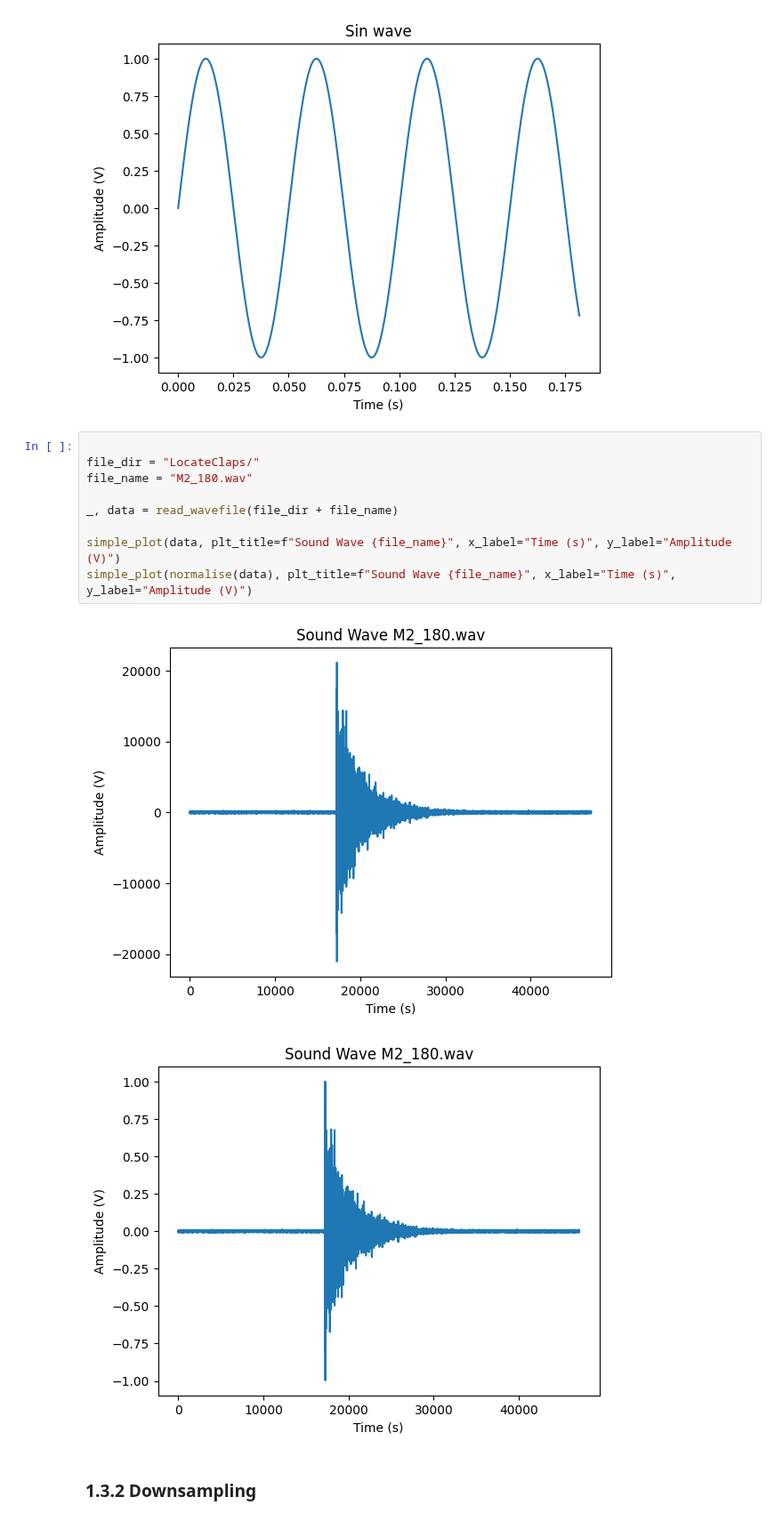
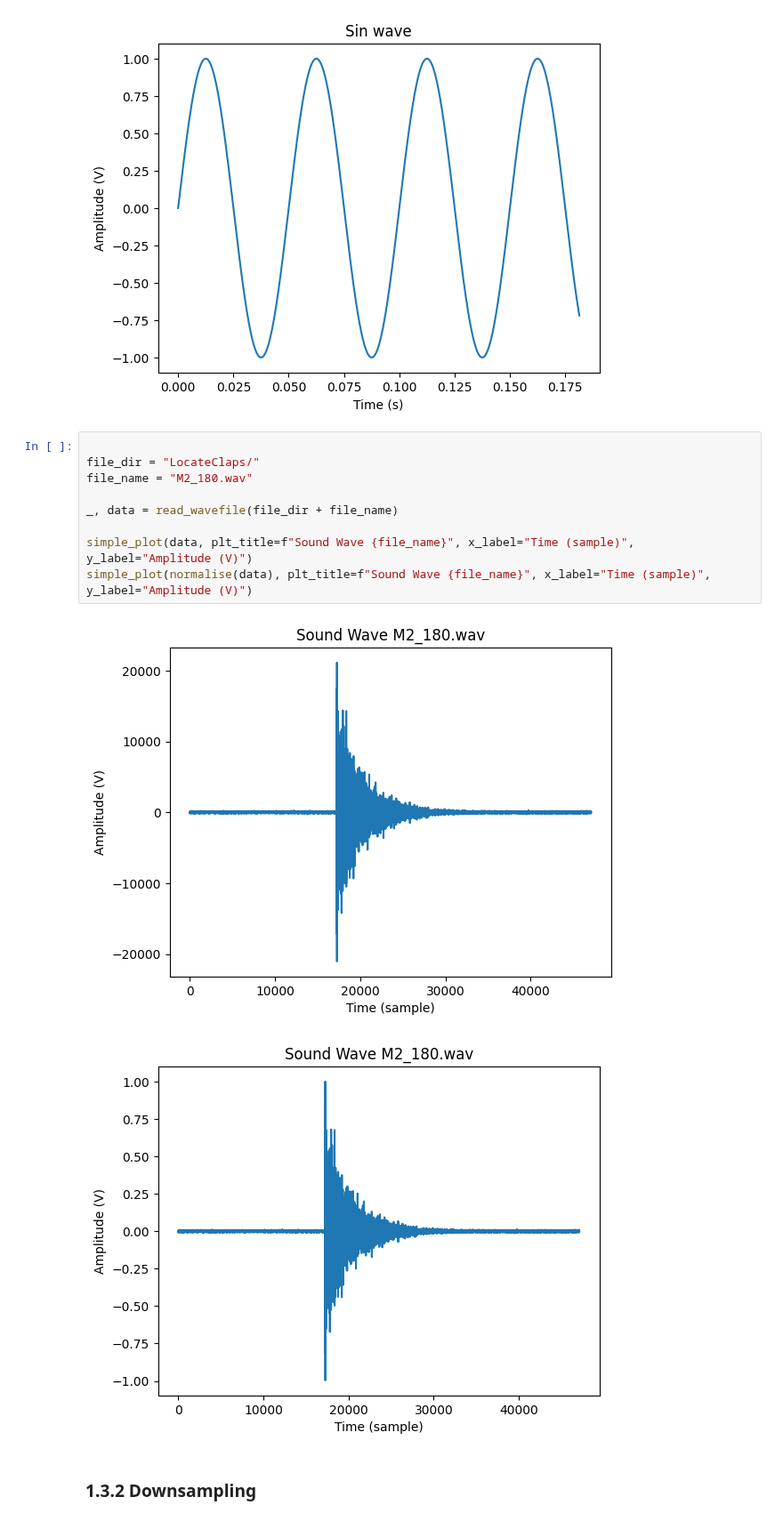
Before and after one commit to PizzaManStarted/projet_signal, a Jupyter notebook: code.ipynb, the cells around one changed output. Shown at 89% size. Cells and saved outputs as stored; diff of their text form.

Commit message:
fixed wrong x axis label for sound wave2

```diff
--- a/code.ipynb
+++ b/code.ipynb
@@ -161,15 +161,15 @@ plot_sin(t, normalise(samples))
 # %%
 
 file_dir = "LocateClaps/"
 file_name = "M2_180.wav"
 
 _, data = read_wavefile(file_dir + file_name)
 
-simple_plot(data, plt_title=f"Sound Wave {file_name}", x_label="Time (s)", y_label="Amplitude (V)")
-simple_plot(normalise(data), plt_title=f"Sound Wave {file_name}", x_label="Time (s)", y_label="Amplitude (V)")
+simple_plot(data, plt_title=f"Sound Wave {file_name}", x_label="Time (sample)", y_label="Amplitude (V)")
+simple_plot(normalise(data), plt_title=f"Sound Wave {file_name}", x_label="Time (sample)", y_label="Amplitude (V)")
 # %% [output]
-[figure, old version]
+[figure, new version]
-[figure, old version]
+[figure, new version]
 # %% [markdown]
 ### 1.3.2 Downsampling
 # %%
```
Also changed, not shown: parts of 1 cell of this notebook.
